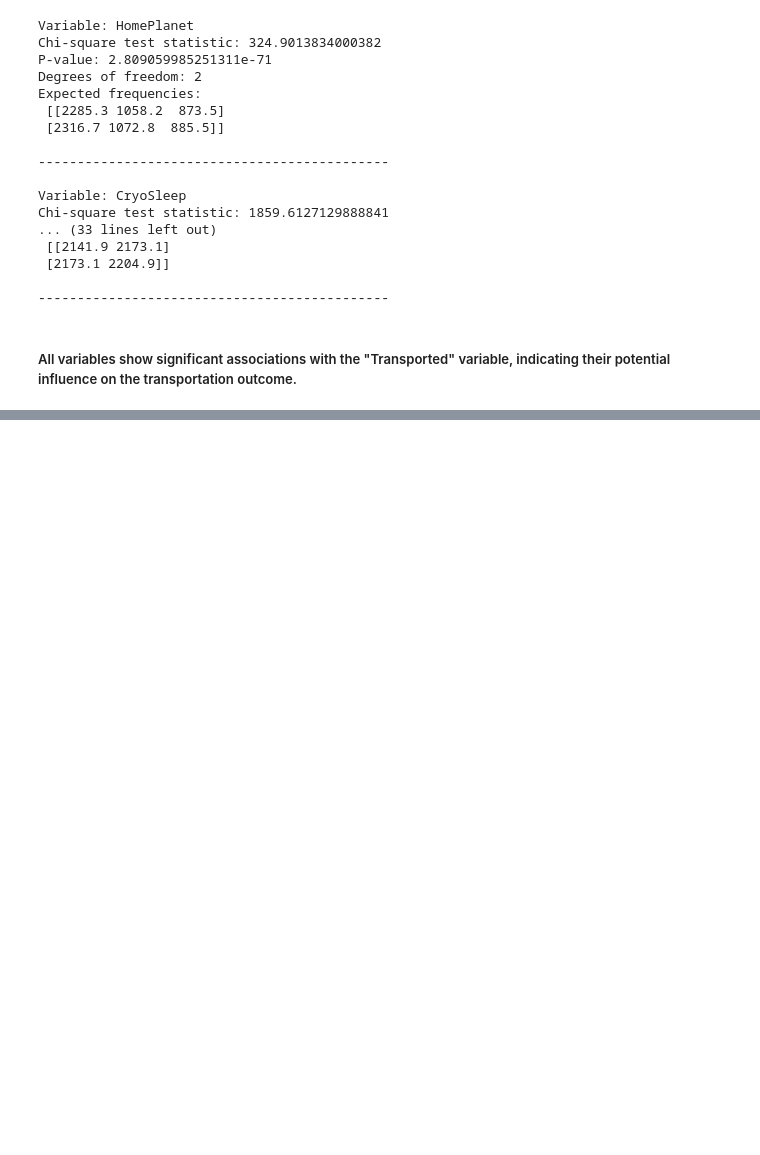
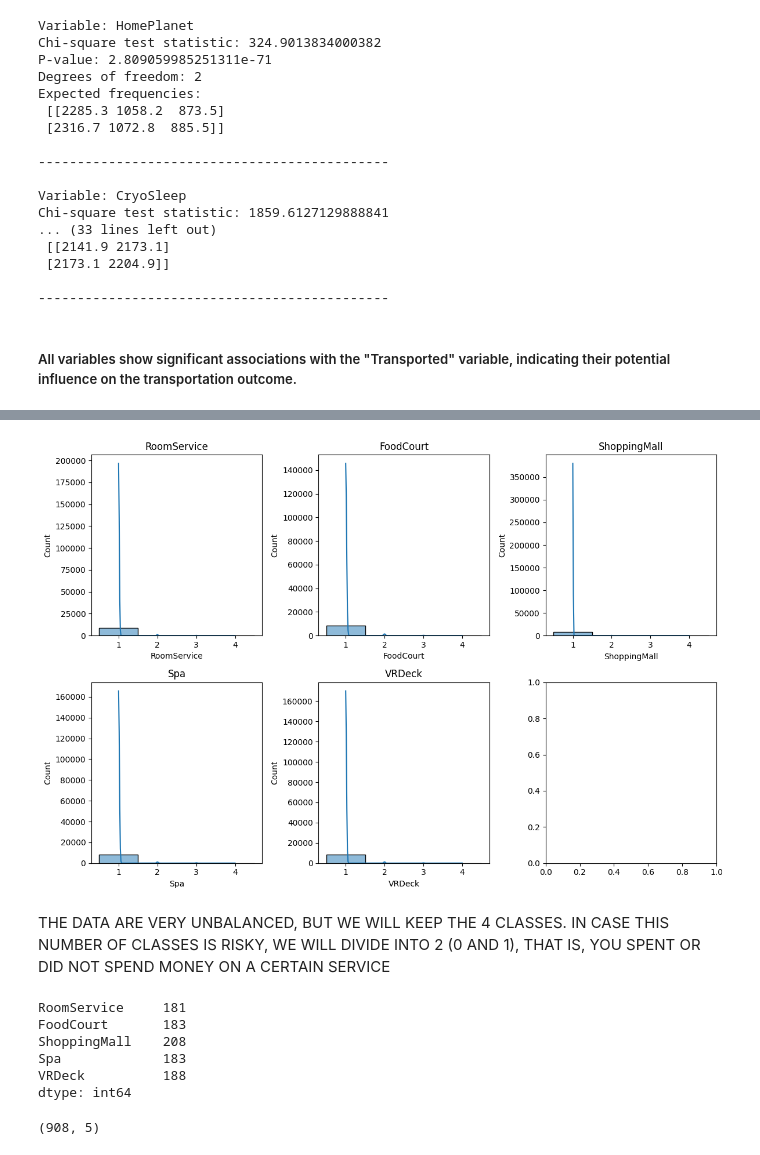
Before and after one commit to ynggt/spaceship_titanic, a Jupyter notebook: spaceship_titanic.ipynb, the cells around one changed output, grey strips where cells are left out. Drawn from its saved outputs; the diff is of its cells as text; code cells hidden in the pictures; blank space fills up the shorter version.

```diff
--- a/spaceship_titanic.ipynb
+++ b/spaceship_titanic.ipynb
@@ -204,0 +320,36 @@ sns.displot(df_numeric, x=df_numeric['Age'])
+# %%
+# Configuração do layout dos subplots
+fig, axes = plt.subplots(nrows=2, ncols=3, figsize=(12, 8))
+
+# Iterar sobre as colunas e plotar o distplot em cada subplot
+for i, column in enumerate(df_numeric.columns):
+    row = i // 3  # Índice da linha
+    col = i % 3   # Índice da coluna
+    ax = axes[row, col]  # Subplot atual
+
+    sns.histplot(data=df_numeric, x=column, kde=True, ax=ax)
+    ax.set_title(column)  # Definir título da variável
+
+# Ajustar espaçamento entre subplots
+plt.tight_layout()
+
+# Exibir a figura
+plt.show()
+# %% [output]
+[figure, added]
+# %% [markdown]
+THE DATA ARE VERY UNBALANCED, BUT WE WILL KEEP THE 4 CLASSES. IN CASE THIS NUMBER OF CLASSES IS RISKY, WE WILL DIVIDE INTO 2 (0 AND 1), THAT IS, YOU SPENT OR DID NOT SPEND MONEY ON A CERTAIN SERVICE
+# %%
+df_numeric.isnull().sum()
+# %% [output]
+RoomService     181
+FoodCourt       183
+ShoppingMall    208
+Spa             183
+VRDeck          188
+dtype: int64
+# %%
+df_numeric_null = df_numeric[df_numeric.isnull().any(axis=1)]
+df_numeric_null.shape
+# %% [output]
+(908, 5)
```
Also changed, not shown: parts of 89 cells of this notebook.
